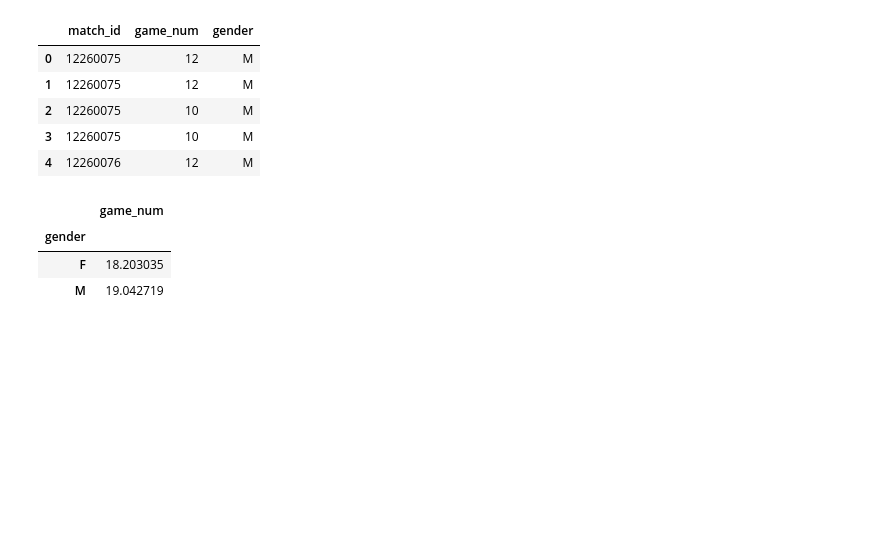
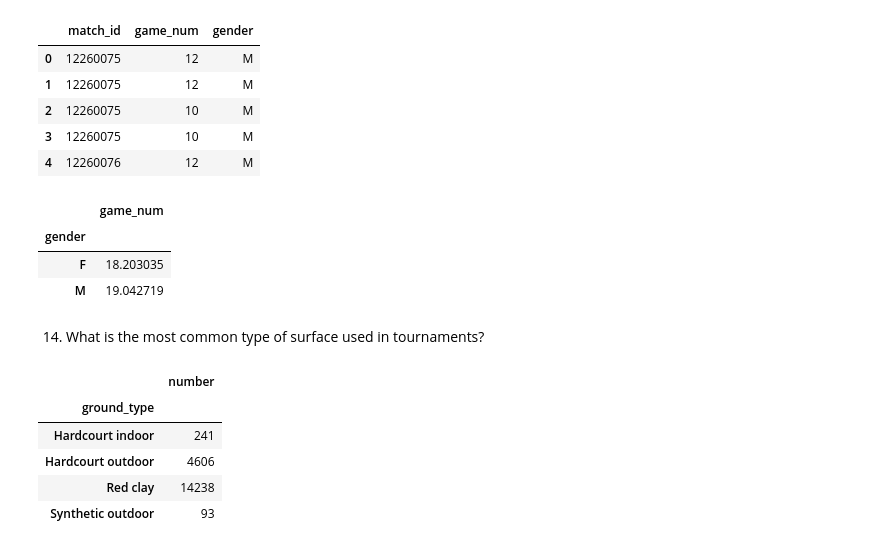
Before and after one commit to mahdieyehalavi/tennisMatchProject, a Jupyter notebook: part1.ipynb, the cells around one changed output. Cells and saved outputs as stored; diff of their text form; code cells hidden in the pictures; blank space fills up the shorter version.

```diff
--- a/part1.ipynb
+++ b/part1.ipynb
@@ -153,3 +148,18 @@ mean_gender_games_no=gender_games_no.groupby(['gender']).mean()
 | gender |  |
 | F | 18.203035 |
 | M | 19.042719 |
+# %% [markdown]
+14. What is the most common type of surface used in tournaments?
+# %%
+match_tournament=pd.read_csv('MatchTournamentInfo.csv')
+match_tournament.drop_duplicates(inplace=True)
+ground_type_match=match_tournament[['ground_type','match_id']].groupby(['ground_type']).count()
+ground_type_match.rename(columns={'match_id': 'number'},inplace=True)
+ground_type_match
+# %% [output]
+|  | number |
+| ground_type |  |
+| Hardcourt indoor | 241 |
+| Hardcourt outdoor | 4606 |
+| Red clay | 14238 |
+| Synthetic outdoor | 93 |
```
Also changed, not shown: parts of 3 cells of this notebook, 1 other file.
